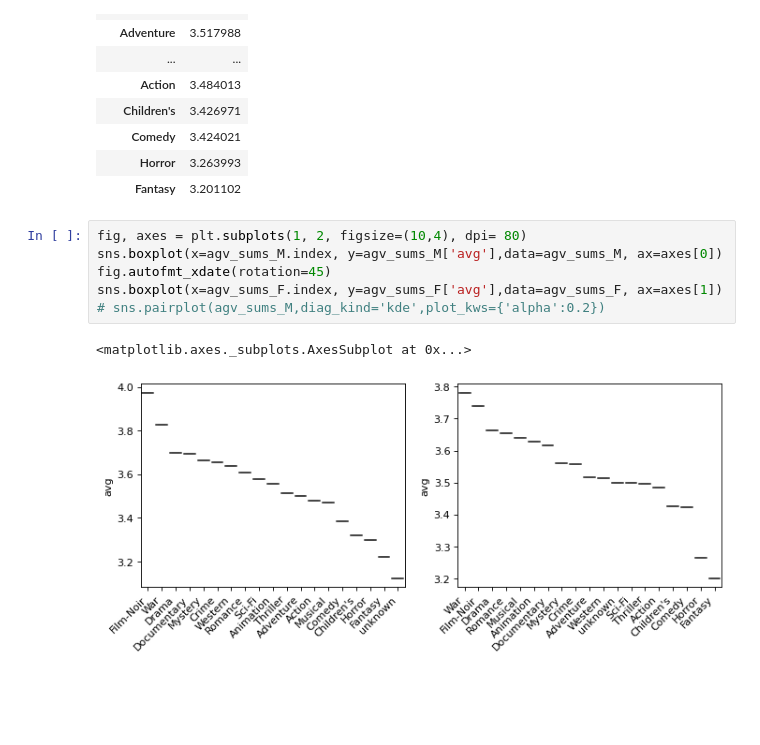
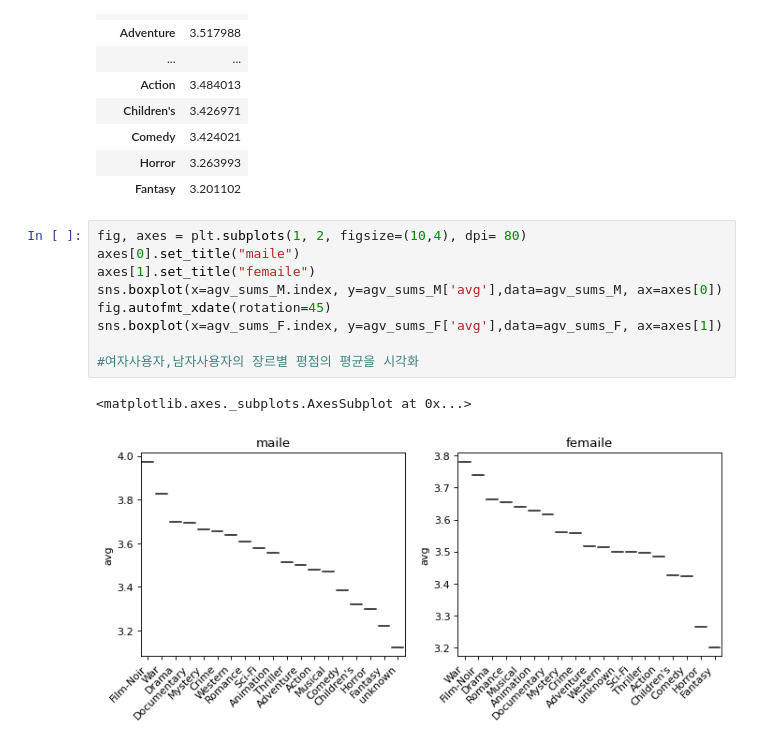
Before and after one commit to OIXILH/project_dap, a Jupyter notebook: 2.ipynb, the cells around one changed output. Saved outputs shown, nothing was run; the diff lists cells and outputs as text; blank space fills up the shorter version.

```diff
--- a/2.ipynb
+++ b/2.ipynb
@@ -285,10 +289,13 @@ agv_sums_F
 | Fantasy | 3.201102 |
 # %%
 fig, axes = plt.subplots(1, 2, figsize=(10,4), dpi= 80)
+axes[0].set_title("maile")
+axes[1].set_title("femaile")
 sns.boxplot(x=agv_sums_M.index, y=agv_sums_M['avg'],data=agv_sums_M, ax=axes[0])
 fig.autofmt_xdate(rotation=45)
 sns.boxplot(x=agv_sums_F.index, y=agv_sums_F['avg'],data=agv_sums_F, ax=axes[1])
-# sns.pairplot(agv_sums_M,diag_kind='kde',plot_kws={'alpha':0.2})
+
+#여자사용자,남자사용자의 장르별 평점의 평균을 시각화
 # %% [output]
 <matplotlib.axes._subplots.AxesSubplot at 0x...>
-[figure, old version]
+[figure, new version]
```
Also changed, not shown: parts of 3 cells of this notebook.
